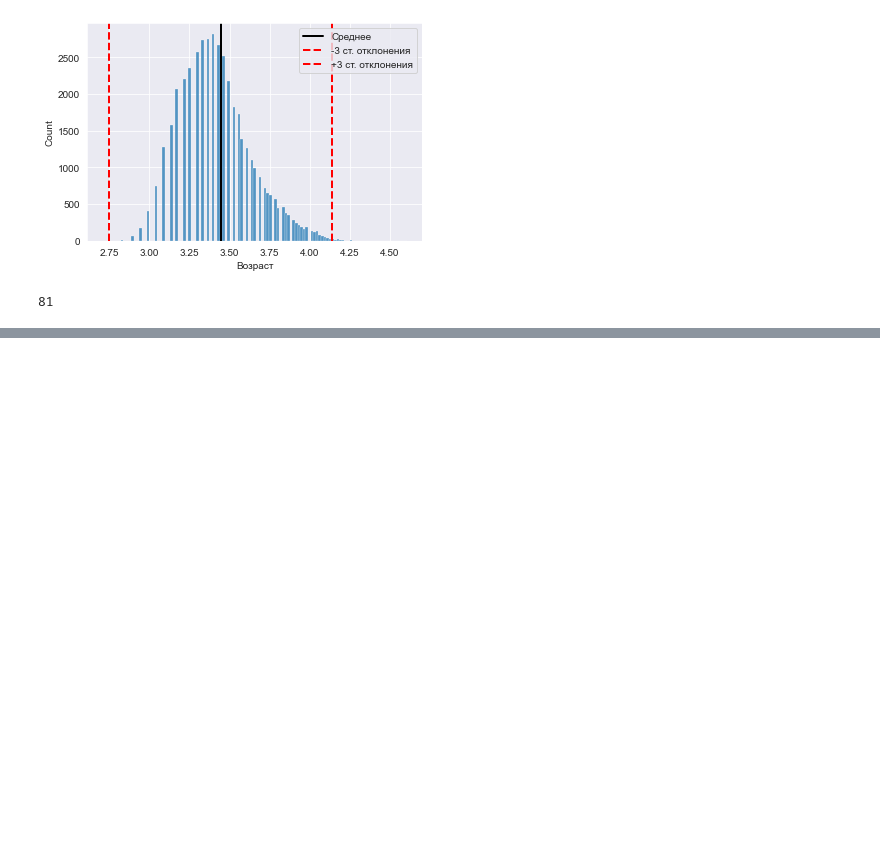
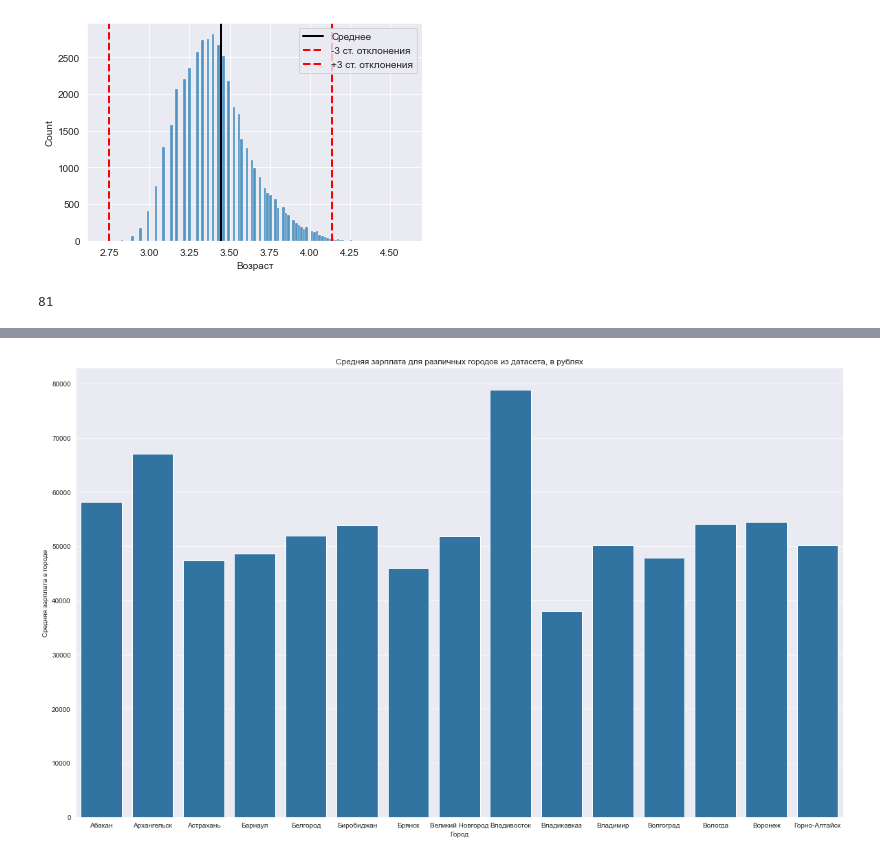
Before and after one commit to vozmo/pro-python-project, a Jupyter notebook: homework_hhru.ipynb, the cells around one changed output, grey strips where cells are left out. Cells and saved outputs as stored; diff of their text form; code cells hidden in the pictures; blank space fills up the shorter version.

```diff
--- a/homework_hhru.ipynb
+++ b/homework_hhru.ipynb
@@ -862,0 +930,4 @@ mask_filter.sum()
+# %%
+towns_for_check = df_with_town["Город"].unique().tolist()[:20]
+tmp_mean_salary = df_with_town.groupby(['Город'])["Средний размер ЗП (руб)"].mean().reset_index()
+tmp_mean_salary.head()
@@ -862,0 +941,12 @@ mask_filter.sum()
+# %%
+def plot_hist_for_towns(df, start, end):
+    plt.figure(figsize=(20, 12))
+    sns.barplot(x='Город', y="Средний размер ЗП (руб)", data=tmp_mean_salary.iloc[start: end])
+    plt.title('Средняя зарплата для различных городов из датасета, в рублях')
+    plt.xlabel('Город')
+    plt.ylabel('Средняя зарплата в городе')
+    plt.show()
+# %%
+plot_hist_for_towns(tmp_mean_salary, 0, 15)
+# %% [output]
+[figure, added]
```
Also changed, not shown: parts of 21 cells of this notebook.
